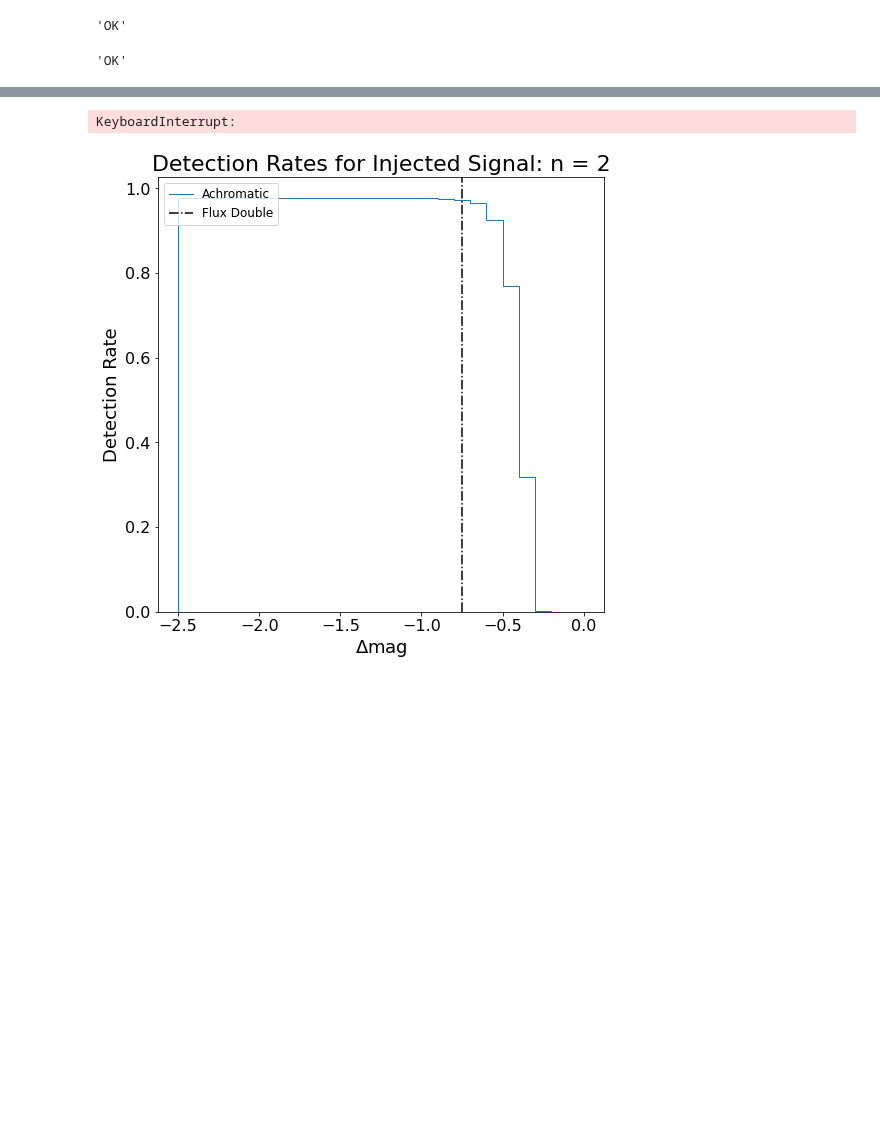
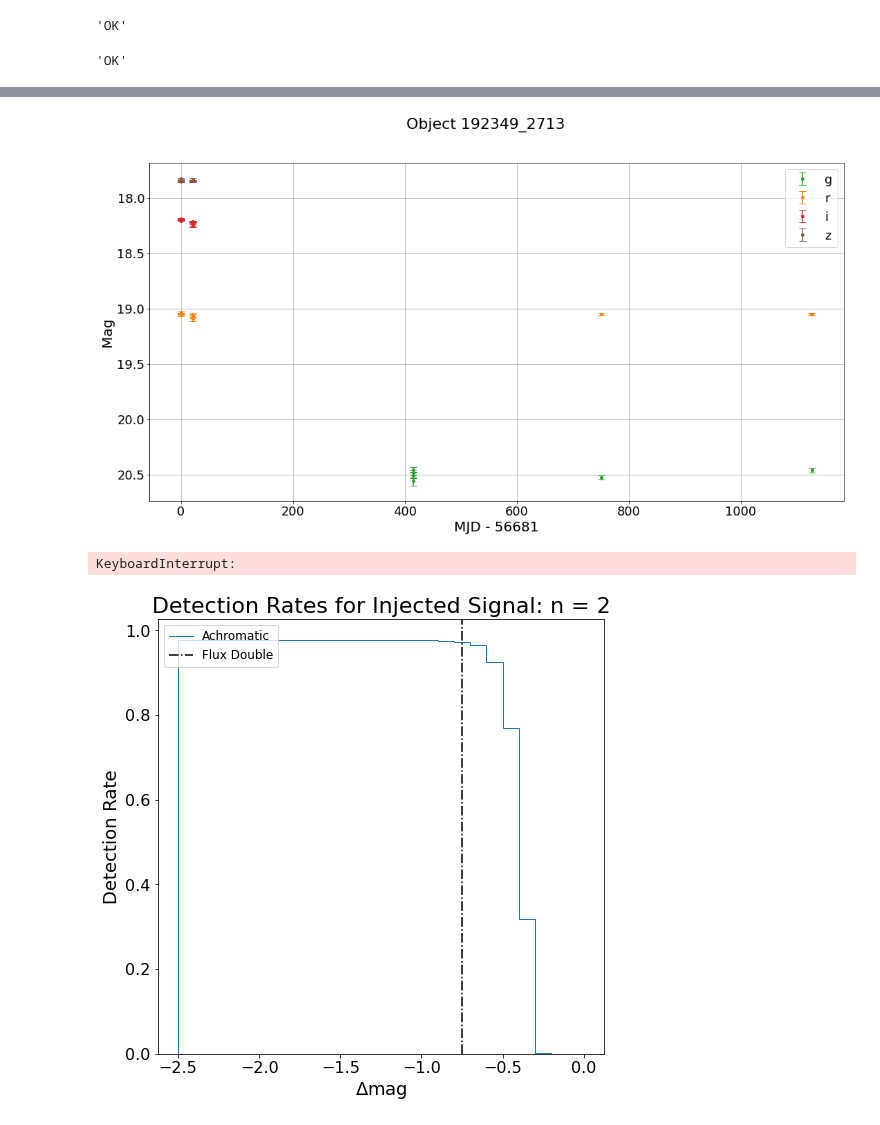
Before and after one commit to adriansh95/StringMicrolensing, a Jupyter notebook: inject_signal_nsc.ipynb, the cells around one changed output, grey strips where cells are left out. Cells and saved outputs as stored; diff of their text form; code cells hidden in the pictures; blank space fills up the shorter version.

```diff
--- a/inject_signal_nsc.ipynb
+++ b/inject_signal_nsc.ipynb
@@ -130,0 +224,5 @@ lc.sort_values(by="mjd", inplace=True)
+# %%
+a = np.arange(10).reshape((10, 1, 1))
+b = np.arange(100).reshape((10, 10, 1))
+c = np.arange(8).reshape((1, 1, 8))
+(a * b * c).shape
@@ -131,3 +299,33 @@ lc.sort_values(by="mjd", inplace=True)
+# %%
+colors = np.array(["tab:blue", "tab:green", "tab:orange", "tab:red", "tab:brown"])
+filters = np.array(['u', 'g', 'r', 'i', 'z'])
+
+fig, ax = plt.subplots(1, 1, figsize=(18, 9))
+min_mjd = int(lc["mjd"].min())
+
+for f, c in zip(filters, colors):
+    m_f = lc["filter"] == f
+    lc_full = lc.loc[m_f]
+
+    if len(lc_full) > 0:
+        ax.errorbar(lc_full["mjd"] - min_mjd, lc_full['mag_auto'],
+                    yerr=lc_full["magerr_auto"], marker='.', ms=8,
+                    capsize=5, color=c, ls="None", label=f)
+
+ax.set_ylabel('Mag', fontsize=20)
+ax.tick_params(labelsize=18)
+ax.invert_yaxis()
+ax.grid(visible=True)
+legend = ax.legend(fontsize=18, loc="upper right")
+ax.set_xlabel(f'MJD - {min_mjd}', fontsize=20)
+fig.suptitle(f"Object {lc.iloc[0, 0]}", fontsize=22)
+# ax.set_xlim((740, 760))
+
+plt.show(fig)
+fig.savefig(f"{fig_dir}{lc.iloc[0, 0]}_lightcurve.png")
+plt.close(fig)
+# %% [output]
+[figure, added]
 # %%
 delta_mags = -np.linspace(0.1, 2.5, num=25)
 # %%
```
Also changed, not shown: parts of 15 cells of this notebook, 1 other file.
